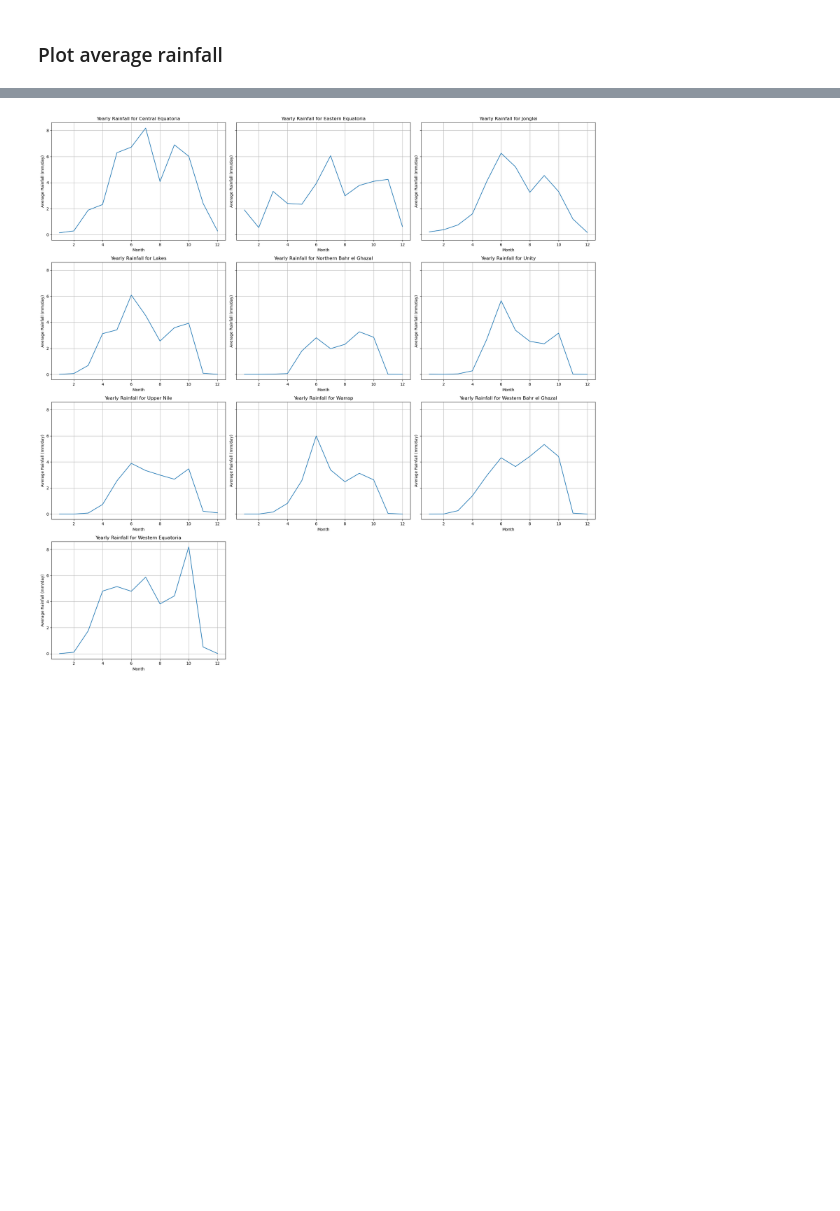
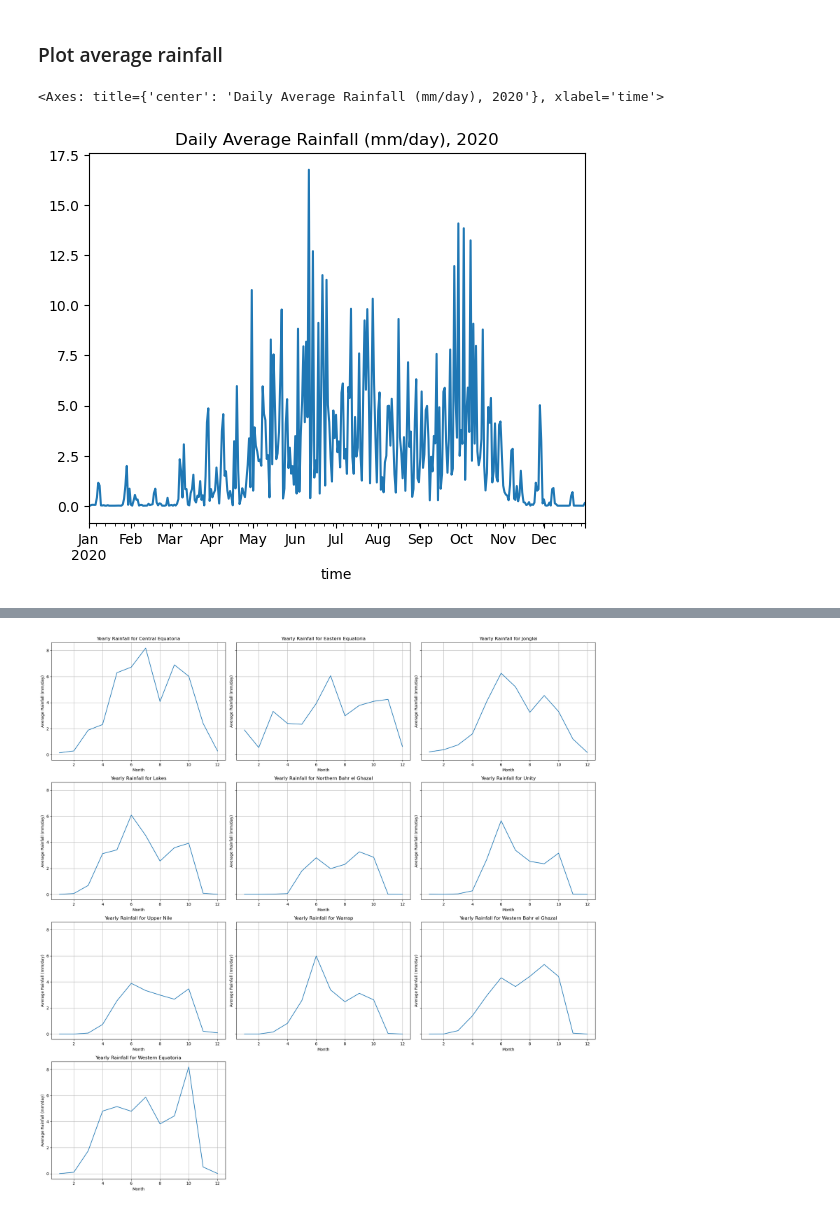
Before and after one commit to NickSlanec/geospatial-playground, a Jupyter notebook: element84/violence_vs_rainfall.ipynb, the cells around one changed output, grey strips where cells are left out. Cells and saved outputs as stored; diff of their text form; code cells hidden in the pictures; blank space fills up the shorter version.

Commit message:
updated violence_vs_rainfall

```diff
--- a/element84/violence_vs_rainfall.ipynb
+++ b/element84/violence_vs_rainfall.ipynb
@@ -467,2 +446,7 @@ monthly_rainfall_state[monthly_rainfall_state['name']== 'Central Equatoria'].plo
 # %% [markdown]
 ### Plot average rainfall
+# %%
+states_rainfall.groupby('time')['cmorph'].mean().plot( title='Daily Average Rainfall (mm/day), 2020')
+# %% [output]
+<Axes: title={'center': 'Daily Average Rainfall (mm/day), 2020'}, xlabel='time'>
+[figure, added]
```
Also changed, not shown: parts of 39 cells of this notebook.
